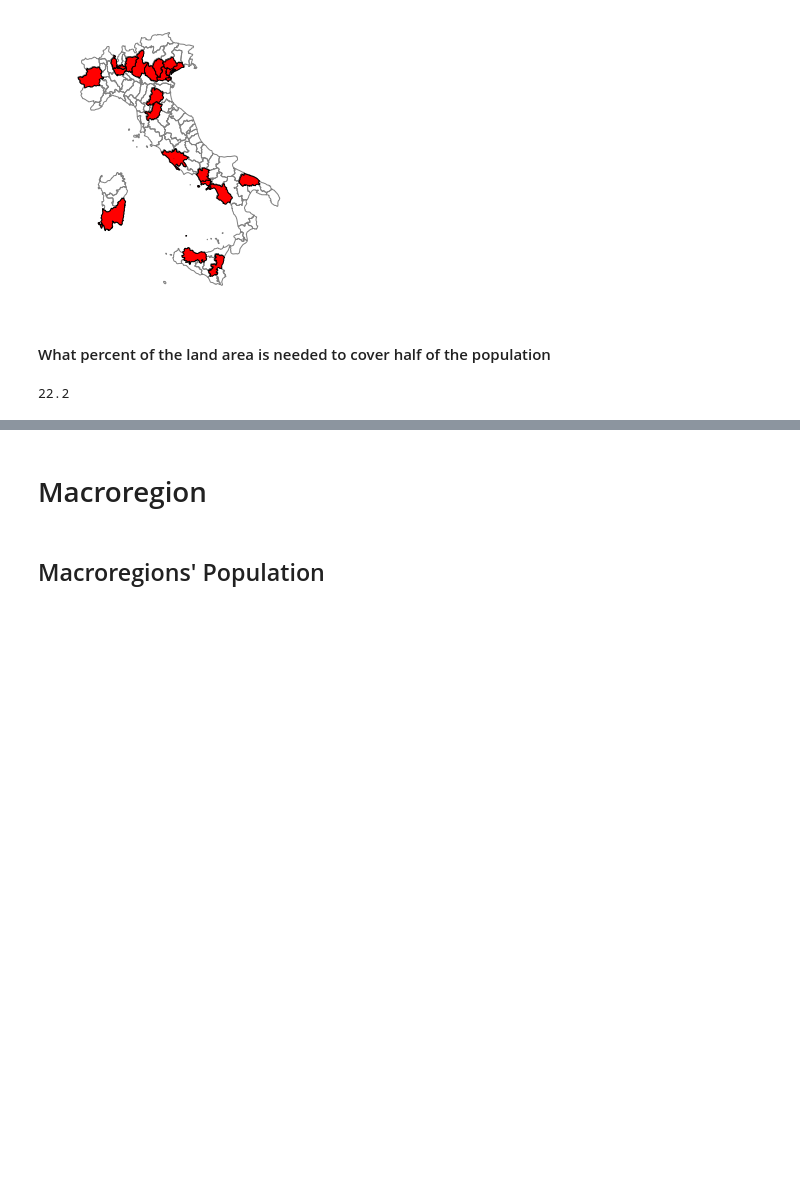
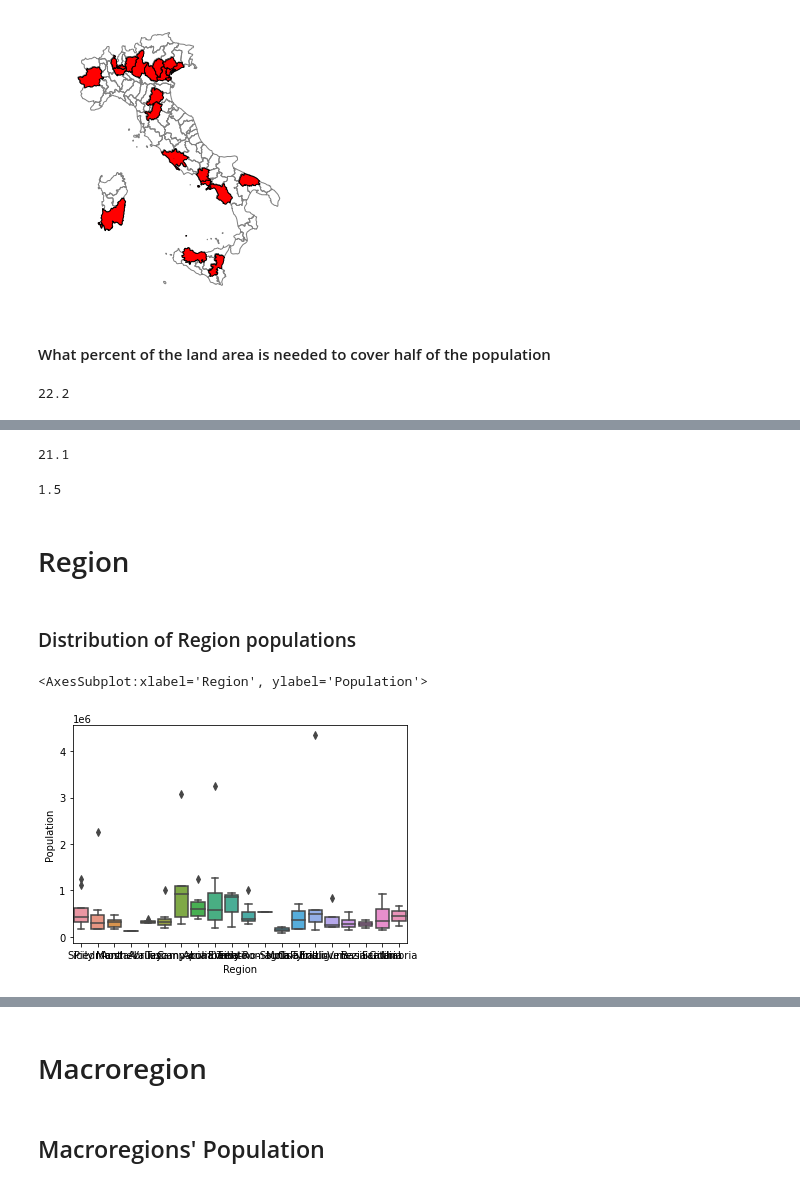
Before and after one commit to gregfeliu/Centroids_of_Italy, a Jupyter notebook: notebooks/2.Plotting_Cartograms.ipynb, the cells around one changed output, grey strips where cells are left out. Drawn from its saved outputs; the diff is of its cells as text; code cells hidden in the pictures; blank space fills up the shorter version.

```diff
--- a/notebooks/2.Plotting_Cartograms.ipynb
+++ b/notebooks/2.Plotting_Cartograms.ipynb
@@ -118,0 +145,13 @@ print(pct_of_land_half_pop)
+# %%
+# naples province is 21 times more dense than sardinia!
+round(naples_density / sard_density, 1)
+# %% [output]
+21.1
+# %%
+# is sicily more dense than sardinia?...Yes, but not by much
+sicily_density = region_dens[region_dens.index == 'Sicily']['Density'].values[0]
+round(sicily_density / sard_density, 1)
+# %% [output]
+1.5
+# %% [markdown]
+# Region
@@ -118,0 +161,8 @@ print(pct_of_land_half_pop)
+# %% [markdown]
+### Distribution of Region populations
+# %%
+# all regions have major outliers except for Insular (Islands) and the North-East
+sns.boxplot(data = provinces_gdf, x='Region', y='Population')
+# %% [output]
+<AxesSubplot:xlabel='Region', ylabel='Population'>
+[figure, added]
```
Also changed, not shown: parts of 14 cells of this notebook, 1 other file.
